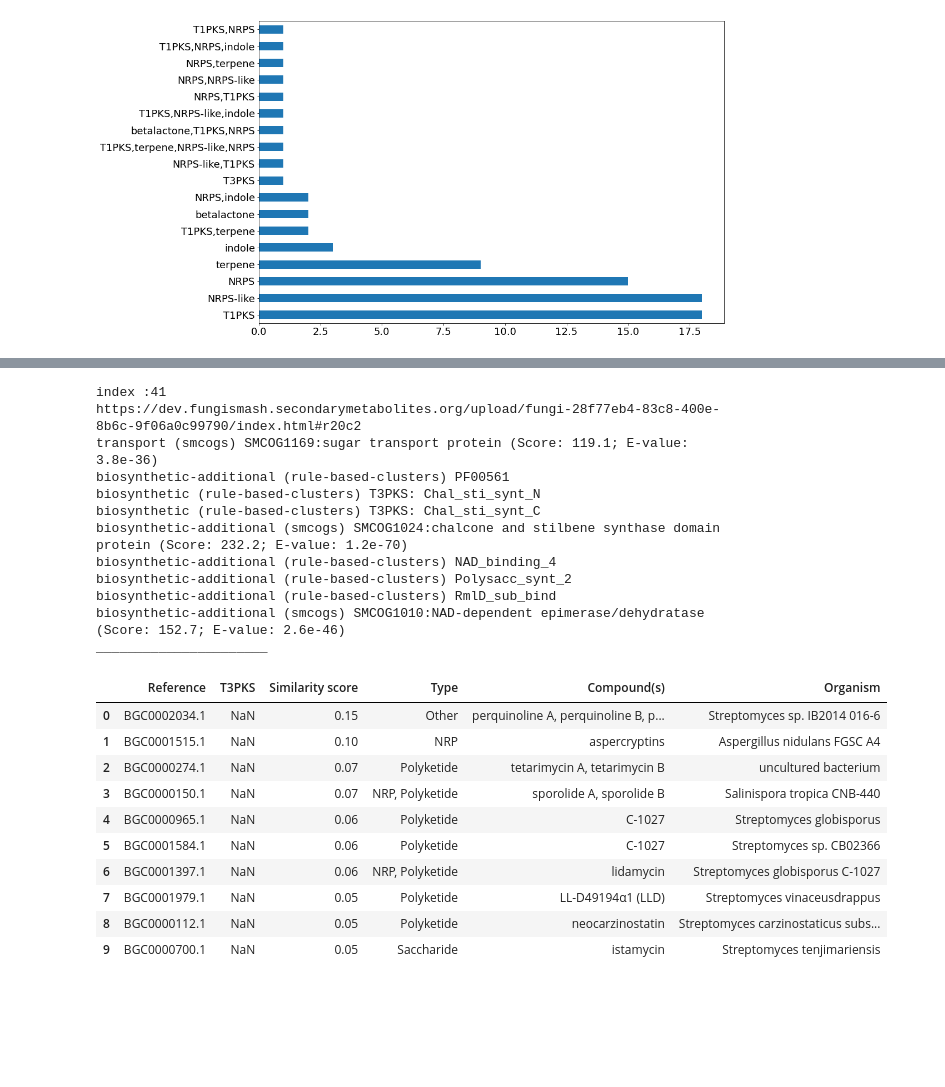
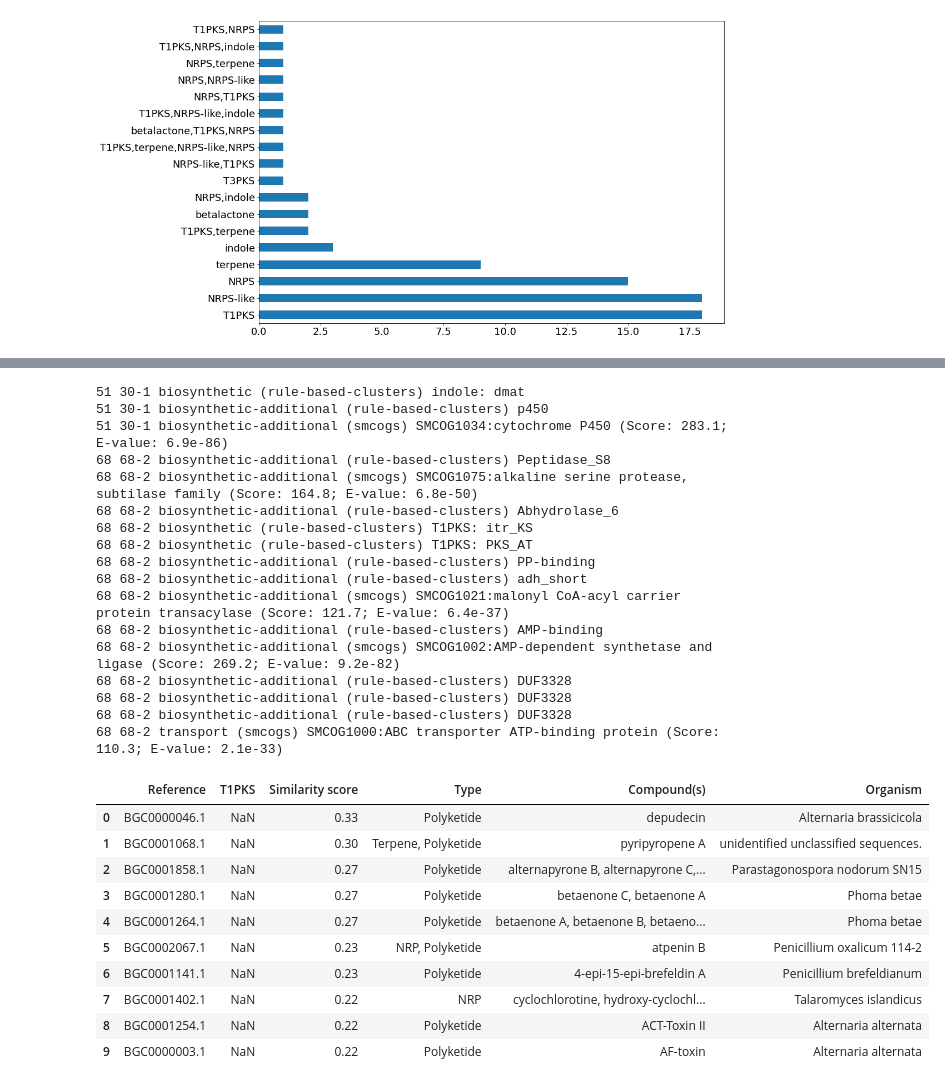
Before and after one commit to matinnuhamunada/course_27815, a Jupyter notebook: CHO_015404.ipynb, the cells around one changed output, grey strips where cells are left out. Saved outputs shown, nothing was run; the diff lists cells and outputs as text; code cells hidden in the pictures; blank space fills up the shorter version.

```diff
--- a/CHO_015404.ipynb
+++ b/CHO_015404.ipynb
@@ -134,35 +150,40 @@ t1pks
 # %%
 # extract index
-index = t1pks.index.tolist()
+index = [51, 68]
 
 # print function in cluster
 for i in index:
-    print_cluster(i, t1pks)
+    print_cluster(i, df_summary, "CDS", 'gene_functions')
 # %% [output]
-index :41
-https://dev.fungismash.secondarymetabolites.org/upload/fungi-28f77eb4-83c8-400e-8b6c-9f06a0c99790/index.html#r20c2
-transport (smcogs) SMCOG1169:sugar transport protein (Score: 119.1; E-value: 3.8e-36)
-biosynthetic-additional (rule-based-clusters) PF00561
-biosynthetic (rule-based-clusters) T3PKS: Chal_sti_synt_N
-biosynthetic (rule-based-clusters) T3PKS: Chal_sti_synt_C
-biosynthetic-additional (smcogs) SMCOG1024:chalcone and stilbene synthase domain protein (Score: 232.2; E-value: 1.2e-70)
-biosynthetic-additional (rule-based-clusters) NAD_binding_4
-biosynthetic-additional (rule-based-clusters) Polysacc_synt_2
-biosynthetic-additional (rule-based-clusters) RmlD_sub_bind
-biosynthetic-additional (smcogs) SMCOG1010:NAD-dependent epimerase/dehydratase (Score: 152.7; E-value: 2.6e-46)
-______________________
+51 30-1 biosynthetic (rule-based-clusters) indole: dmat
+51 30-1 biosynthetic-additional (rule-based-clusters) p450
+51 30-1 biosynthetic-additional (smcogs) SMCOG1034:cytochrome P450 (Score: 283.1; E-value: 6.9e-86)
+68 68-2 biosynthetic-additional (rule-based-clusters) Peptidase_S8
+68 68-2 biosynthetic-additional (smcogs) SMCOG1075:alkaline serine protease, subtilase family (Score: 164.8; E-value: 6.8e-50)
+68 68-2 biosynthetic-additional (rule-based-clusters) Abhydrolase_6
+68 68-2 biosynthetic (rule-based-clusters) T1PKS: itr_KS
+68 68-2 biosynthetic (rule-based-clusters) T1PKS: PKS_AT
+68 68-2 biosynthetic-additional (rule-based-clusters) PP-binding
+68 68-2 biosynthetic-additional (rule-based-clusters) adh_short
+68 68-2 biosynthetic-additional (smcogs) SMCOG1021:malonyl CoA-acyl carrier protein transacylase (Score: 121.7; E-value: 6.4e-37)
+68 68-2 biosynthetic-additional (rule-based-clusters) AMP-binding
+68 68-2 biosynthetic-additional (smcogs) SMCOG1002:AMP-dependent synthetase and ligase (Score: 269.2; E-value: 9.2e-82)
+68 68-2 biosynthetic-additional (rule-based-clusters) DUF3328
+68 68-2 biosynthetic-additional (rule-based-clusters) DUF3328
+68 68-2 biosynthetic-additional (rule-based-clusters) DUF3328
+68 68-2 transport (smcogs) SMCOG1000:ABC transporter ATP-binding protein (Score: 110.3; E-value: 2.1e-33)
 # %%
 # compare MIBIG for interesting cluster
-df[mibig(41)]
+df[mibig(68)]
 # %% [output]
-|  | Reference | T3PKS | Similarity score | Type | Compound(s) | Organism |
-| 0 | BGC0002034.1 | NaN | 0.15 | Other | perquinoline A, perquinoline B, p... | Streptomyces sp. IB2014 016-6 |
-| 1 | BGC0001515.1 | NaN | 0.10 | NRP | aspercryptins | Aspergillus nidulans FGSC A4 |
-| 2 | BGC0000274.1 | NaN | 0.07 | Polyketide | tetarimycin A, tetarimycin B | uncultured bacterium |
-| 3 | BGC0000150.1 | NaN | 0.07 | NRP, Polyketide | sporolide A, sporolide B | Salinispora tropica CNB-440 |
-| 4 | BGC0000965.1 | NaN | 0.06 | Polyketide | C-1027 | Streptomyces globisporus |
-| 5 | BGC0001584.1 | NaN | 0.06 | Polyketide | C-1027 | Streptomyces sp. CB02366 |
-| 6 | BGC0001397.1 | NaN | 0.06 | NRP, Polyketide | lidamycin | Streptomyces globisporus C-1027 |
-| 7 | BGC0001979.1 | NaN | 0.05 | Polyketide | LL-D49194α1 (LLD) | Streptomyces vinaceusdrappus |
-| 8 | BGC0000112.1 | NaN | 0.05 | Polyketide | neocarzinostatin | Streptomyces carzinostaticus subs... |
-| 9 | BGC0000700.1 | NaN | 0.05 | Saccharide | istamycin | Streptomyces tenjimariensis |
+|  | Reference | T1PKS | Similarity score | Type | Compound(s) | Organism |
+| 0 | BGC0000046.1 | NaN | 0.33 | Polyketide | depudecin | Alternaria brassicicola |
+| 1 | BGC0001068.1 | NaN | 0.30 | Terpene, Polyketide | pyripyropene A | unidentified unclassified sequences. |
+| 2 | BGC0001858.1 | NaN | 0.27 | Polyketide | alternapyrone B, alternapyrone C,... | Parastagonospora nodorum SN15 |
+| 3 | BGC0001280.1 | NaN | 0.27 | Polyketide | betaenone C, betaenone A | Phoma betae |
+| 4 | BGC0001264.1 | NaN | 0.27 | Polyketide | betaenone A, betaenone B, betaeno... | Phoma betae |
+| 5 | BGC0002067.1 | NaN | 0.23 | NRP, Polyketide | atpenin B | Penicillium oxalicum 114-2 |
+| 6 | BGC0001141.1 | NaN | 0.23 | Polyketide | 4-epi-15-epi-brefeldin A | Penicillium brefeldianum |
+| 7 | BGC0001402.1 | NaN | 0.22 | NRP | cyclochlorotine, hydroxy-cyclochl... | Talaromyces islandicus |
+| 8 | BGC0001254.1 | NaN | 0.22 | Polyketide | ACT-Toxin II | Alternaria alternata |
+| 9 | BGC0000003.1 | NaN | 0.22 | Polyketide | AF-toxin | Alternaria alternata |
```
Also changed, not shown: parts of 4 cells of this notebook.
